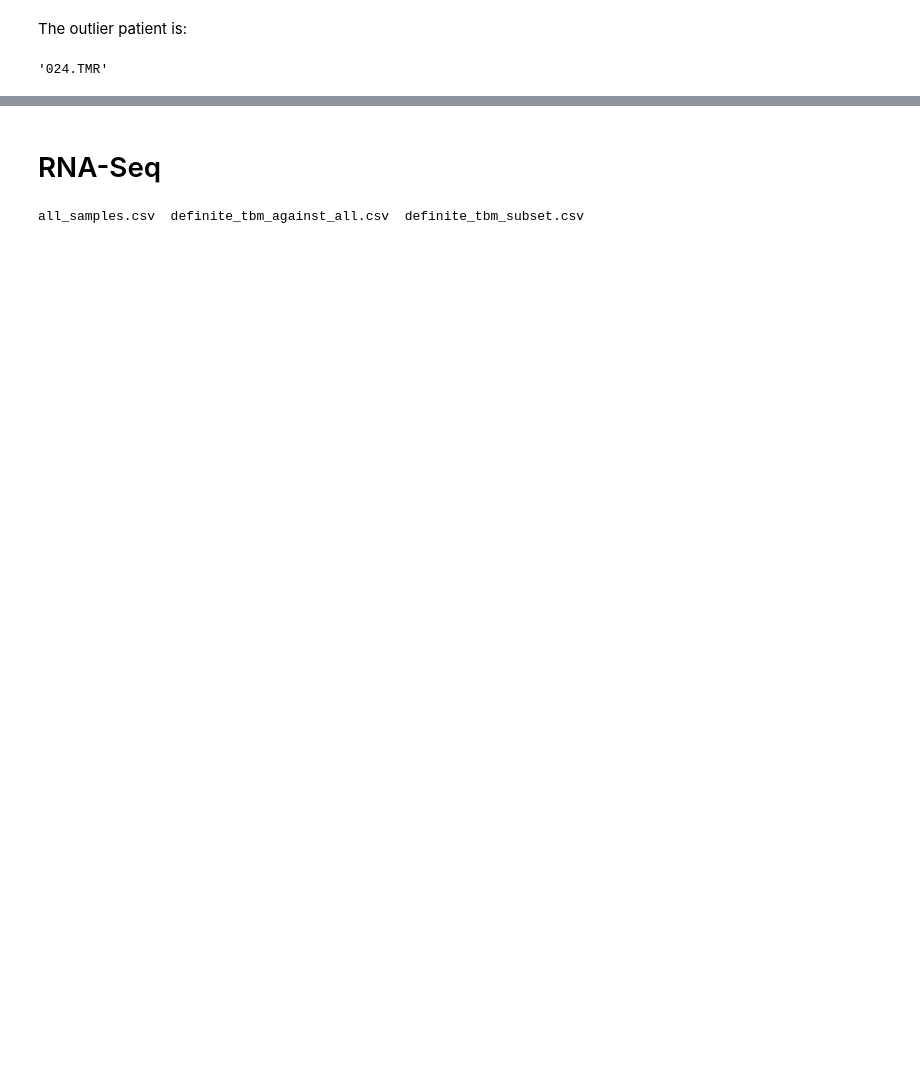
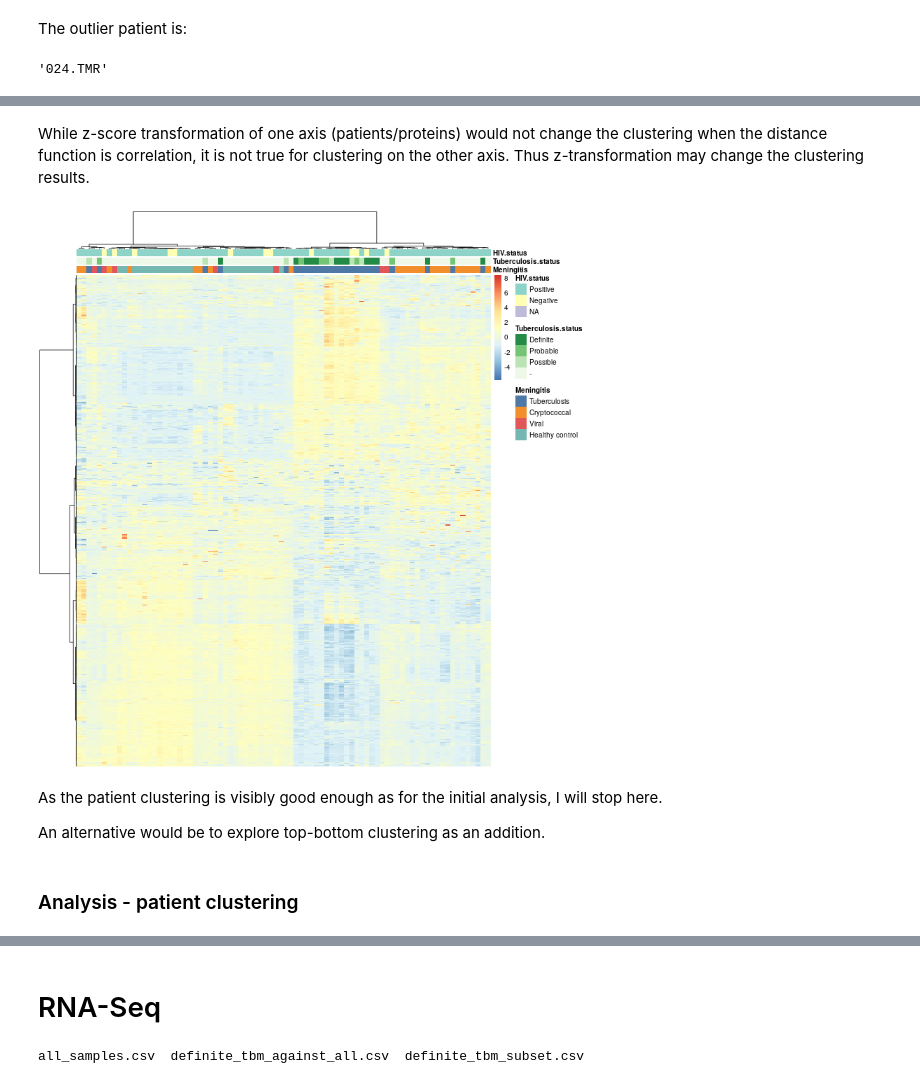
Before and after one commit to krassowski/meningitis-integration, a Jupyter notebook: data_exploration/Molecular_data_analysis.ipynb, the cells around one changed output, grey strips where cells are left out. Saved outputs shown, nothing was run; the diff lists cells and outputs as text; code cells hidden in the pictures; blank space fills up the shorter version.

```diff
--- a/data_exploration/Molecular_data_analysis.ipynb
+++ b/data_exploration/Molecular_data_analysis.ipynb
@@ -513,0 +578,30 @@ pheatmap(
+# %%
+def z_score(v):
+    return (v - v.mean()) / v.std()
+# %%
+z_log_matrix = log_matrix.apply(z_score).apply(z_score, axis=1)
+# %% [markdown]
+While z-score transformation of one axis (patients/proteins) would not change the clustering when the distance function is correlation, it is not true for clustering on the other axis. Thus z-transformation may change the clustering results.
+# %%
+%%R -w 800 -h 800 -u px -i z_log_matrix -o z_log_clusters
+colnames(z_log_matrix) <- sub('^X', '', colnames(z_log_matrix))
+
+z_log_clusters = pheatmap(
+    z_log_matrix,
+    show_colnames=FALSE,
+    show_rownames=FALSE,
+    annotation_col=patient_annotations,
+    annotation_colors=patient_colors,
+    scale='none',
+    clustering_method='ward',
+    clustering_distance_cols='correlation',
+    clustering_distance_rows='correlation'
+)
+# %% [output]
+[figure, added]
+# %% [markdown]
+As the patient clustering is visibly good enough as for the initial analysis, I will stop here.
+
+An alternative would be to explore top-bottom clustering as an addition.
+# %% [markdown]
+### Analysis - patient clustering
```
Also changed, not shown: parts of 94 cells of this notebook, 4 other files.
